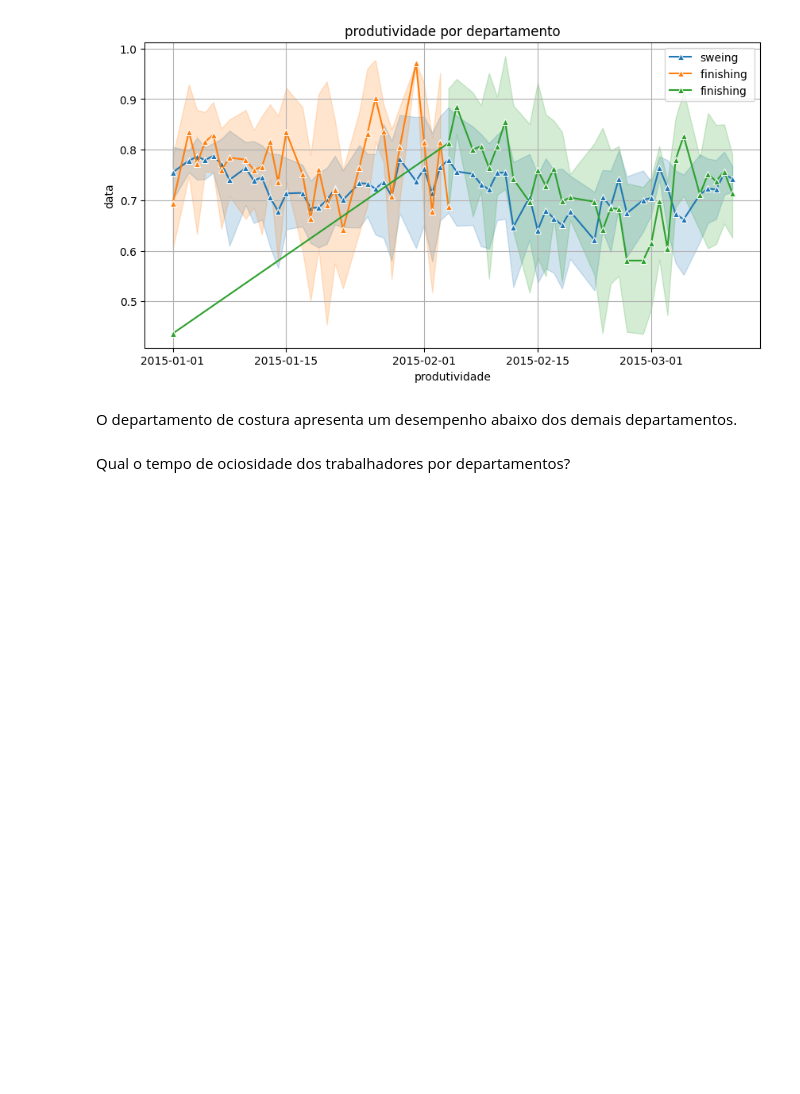
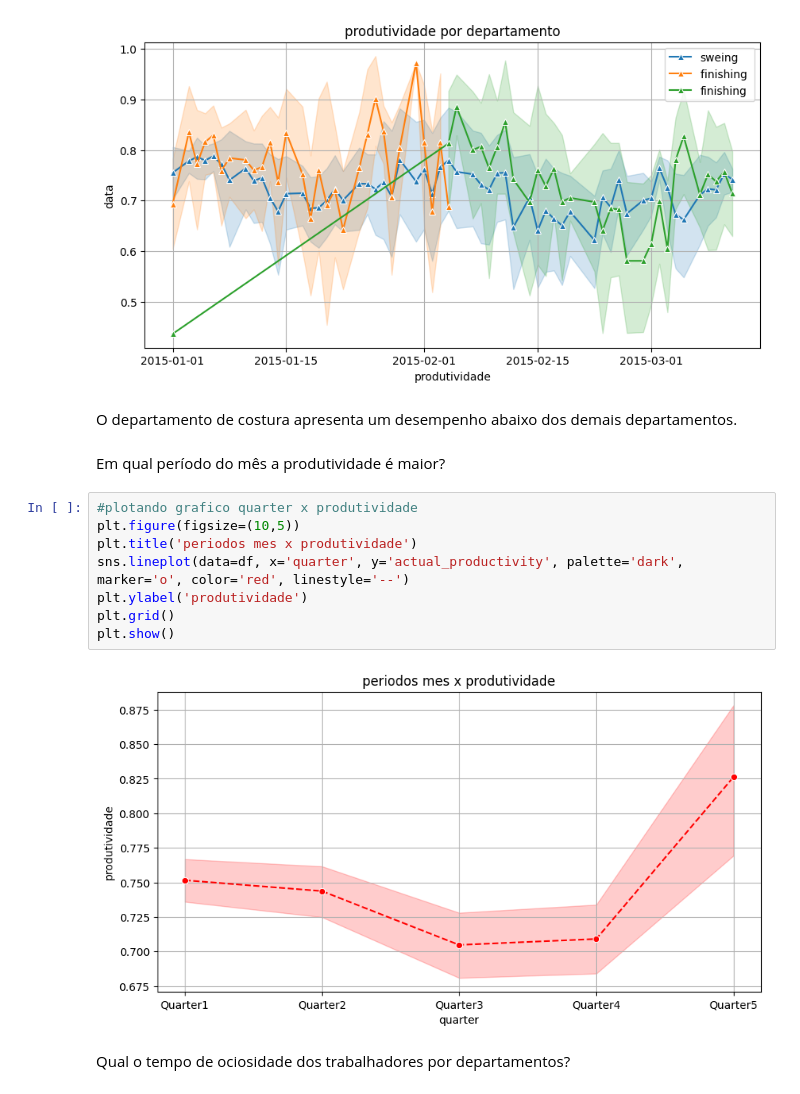
Before and after one commit to WesleySouza13/PRODUCTIVITY-PREDICTION-, a Jupyter notebook: PRODUCTIVITY-PREDICTION- .ipynb, the cells around one changed output. Cells and saved outputs as stored; diff of their text form; blank space fills up the shorter version.

```diff
--- a/PRODUCTIVITY-PREDICTION- .ipynb
+++ b/PRODUCTIVITY-PREDICTION- .ipynb
@@ -389,6 +340,18 @@ plt.show()
 [figure]
 # %% [markdown]
 O departamento de costura apresenta um desempenho abaixo dos demais departamentos.
+# %% [markdown]
+Em qual período do mês a produtividade é maior?
+# %%
+#plotando grafico quarter x produtividade
+plt.figure(figsize=(10,5))
+plt.title('periodos mes x produtividade')
+sns.lineplot(data=df, x='quarter', y='actual_productivity', palette='dark', marker='o', color='red', linestyle='--')
+plt.ylabel('produtividade')
+plt.grid()
+plt.show()
+# %% [output]
+[figure, added]
 # %% [markdown]
 Qual o tempo de ociosidade dos trabalhadores por departamentos?
 # %%
```
Also changed, not shown: parts of 24 cells of this notebook, 1 other file.
